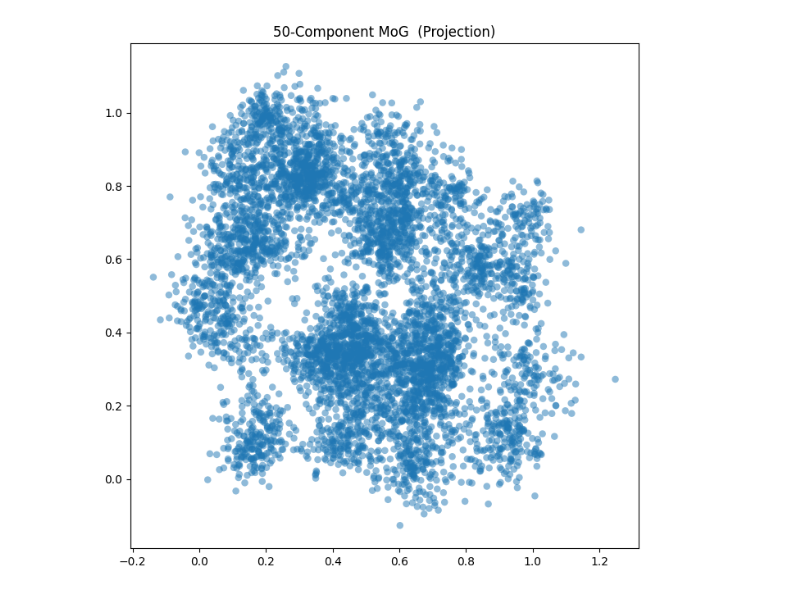
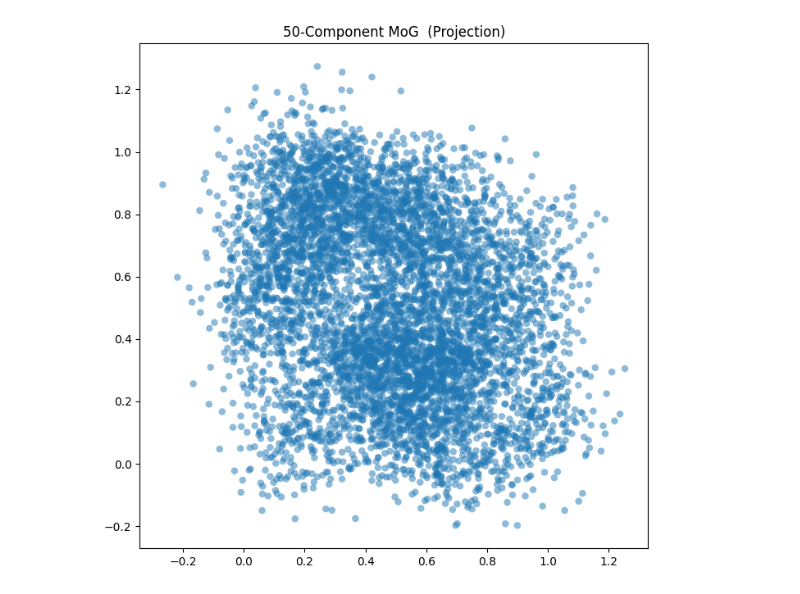
Before and after one commit to xapq/approximate-metropolis-hastings, a Jupyter notebook: NormalizingFlowsComparison.ipynb, the cells around one changed output. Saved outputs shown, nothing was run; the diff lists cells and outputs as text; code cells hidden in the pictures.

```diff
--- a/NormalizingFlowsComparison.ipynb
+++ b/NormalizingFlowsComparison.ipynb
@@ -51,7 +51,7 @@ mean_lim = np.array([0, 1])
 seed = 43
 n_components = 50
 D = 5
-variance_lim = (0.0005, 0.005)
+variance_lim = (0.01, 0.01)
 target = create_random_gaussian_mixture(dim=D, n_components=n_components, mean_lim=mean_lim, variance_lim=variance_lim, device=device, seed=seed)
 target_name = f'mog{n_components}_{D}d_vlim{variance_lim}_seed{seed}'
 target_friendly_name = f'{n_components}-Component MoG'
@@ -64,34 +64,34 @@ def plot_target(N=4000, xlim=None, ylim=None, levels=30):
     # Implementation of torch.distributions.mixture_same_family.sample() causes MemoryOverflow without batched sampling
     target_sample = sample_by_batches(target, N, batch_size=1024)
 
     fig, ax = plt.subplots(figsize=(8, 8))
 
     # contour plot
     if D == 2:
         if xlim is None:
             xlim = (target_sample[:, 0].min().item(), target_sample[:, 0].max().item())
         if ylim is None:
             ylim = (target_sample[:, 1].min().item(), target_sample[:, 1].max().item())
         x = torch.linspace(*xlim, d)
         y = torch.linspace(*ylim, d)
         X, Y = torch.meshgrid(x, y, indexing='ij')
         points = torch.vstack((X.ravel(), Y.ravel()))
         Z = target.log_prob(points.T.to(device)).reshape(d, d)
         ax.contour(to_numpy(X), to_numpy(Y), to_numpy(Z), levels=levels)
         ax.set_xlim(*xlim)
         ax.set_ylim(*ylim)
 
     if D > 2:
         proj_dims = (0, 1)
         target_sample = target_sample[:, proj_dims]
     ax.scatter(*pl(target_sample), zorder=4, alpha=0.5, s=150, edgecolors='none', marker='.')
     ax.set_title(f'{target_friendly_name} {" (Projection)" if D > 2 else ""}')
 
 
 plot_target(N=6_000)
 torch.cuda.empty_cache()
 # %% [output]
-[figure, old version]
+[figure, new version]
 # %%
 x_train = target.sample((16_384,))
 # %%
```
Also changed, not shown: parts of 12 cells of this notebook, 11 other files.
